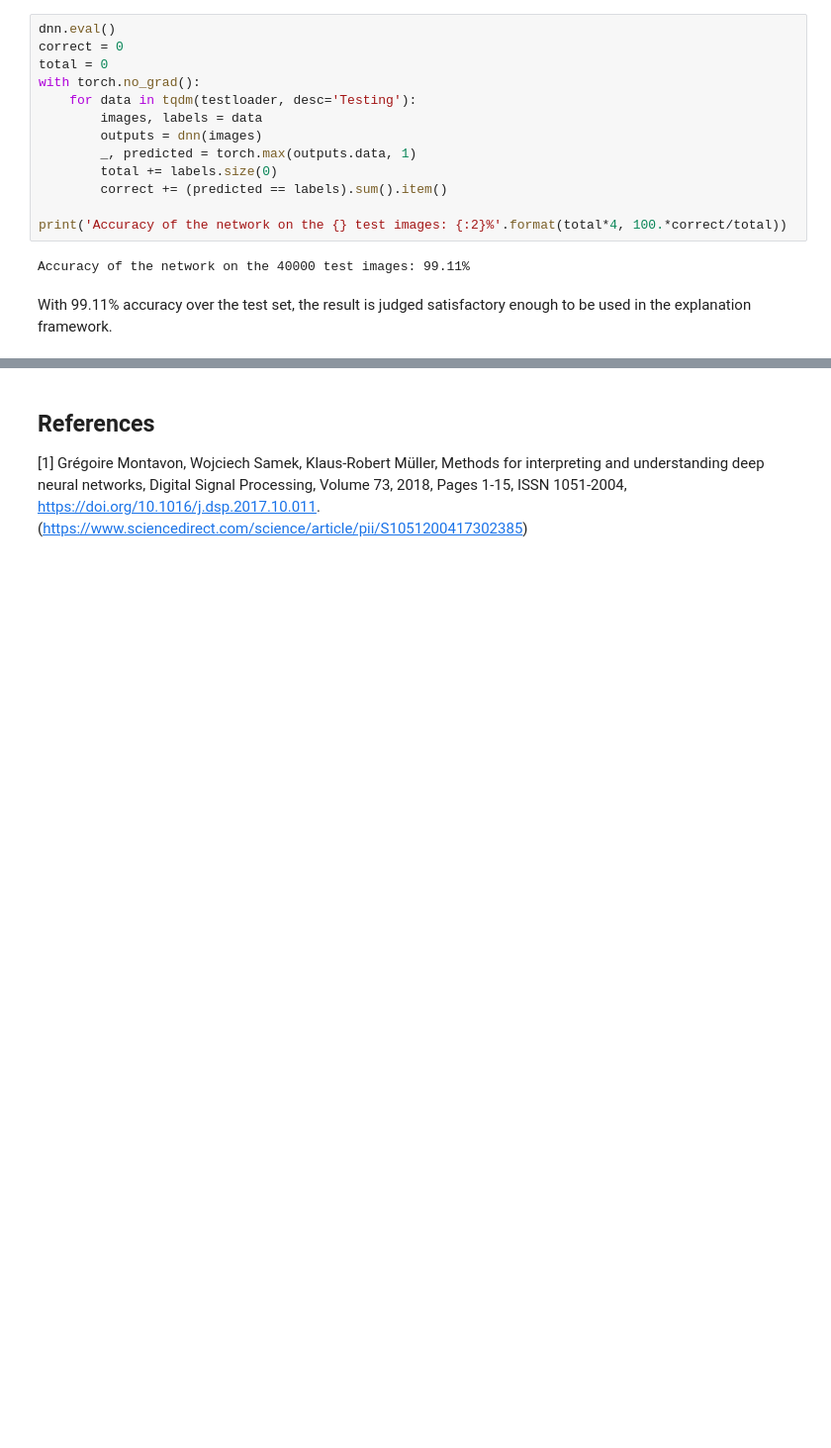
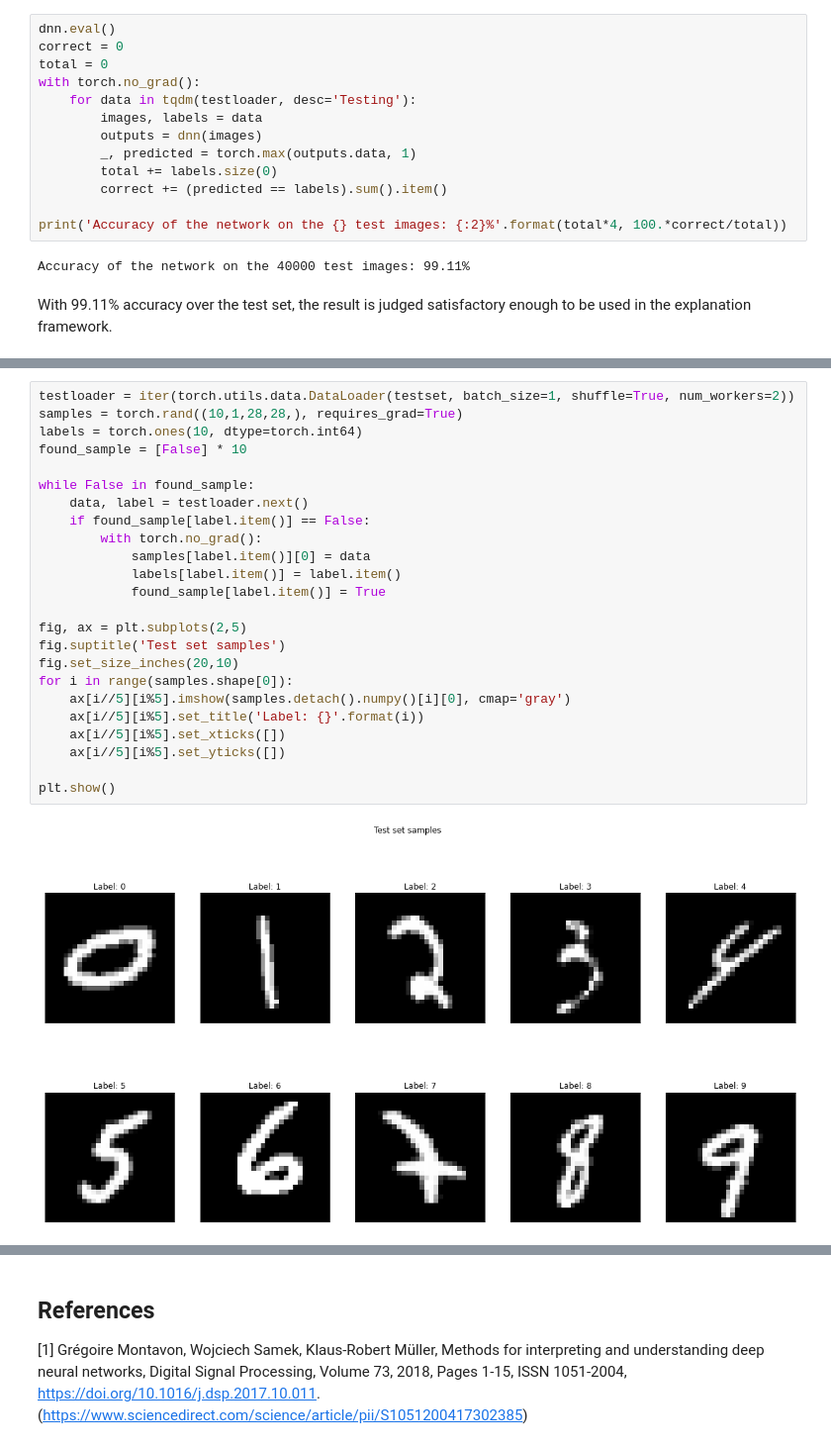
Before and after one commit to LMeynent/mnist-explanation, a Jupyter notebook: mnist-explanation.ipynb, the cells around one changed output, grey strips where cells are left out. Shown: that part at 99% size. Drawn from its saved outputs; the diff is of its cells as text; blank space fills up the shorter version.

```diff
--- a/mnist-explanation.ipynb
+++ b/mnist-explanation.ipynb
@@ -153,0 +164,26 @@ With 99.11% accuracy over the test set, the result is judged satisfactory enough
+# %%
+testloader = iter(torch.utils.data.DataLoader(testset, batch_size=1, shuffle=True, num_workers=2))
+samples = torch.rand((10,1,28,28,), requires_grad=True)
+labels = torch.ones(10, dtype=torch.int64)
+found_sample = [False] * 10
+
+while False in found_sample:
+    data, label = testloader.next()
+    if found_sample[label.item()] == False:
+        with torch.no_grad():
+            samples[label.item()][0] = data
+            labels[label.item()] = label.item()
+            found_sample[label.item()] = True
+
+fig, ax = plt.subplots(2,5)
+fig.suptitle('Test set samples')
+fig.set_size_inches(20,10)
+for i in range(samples.shape[0]):
+    ax[i//5][i%5].imshow(samples.detach().numpy()[i][0], cmap='gray')
+    ax[i//5][i%5].set_title('Label: {}'.format(i))
+    ax[i//5][i%5].set_xticks([])
+    ax[i//5][i%5].set_yticks([])
+
+plt.show()
+# %% [output]
+[figure, added]
```
Also changed, not shown: parts of 4 cells of this notebook, 3 other files.
